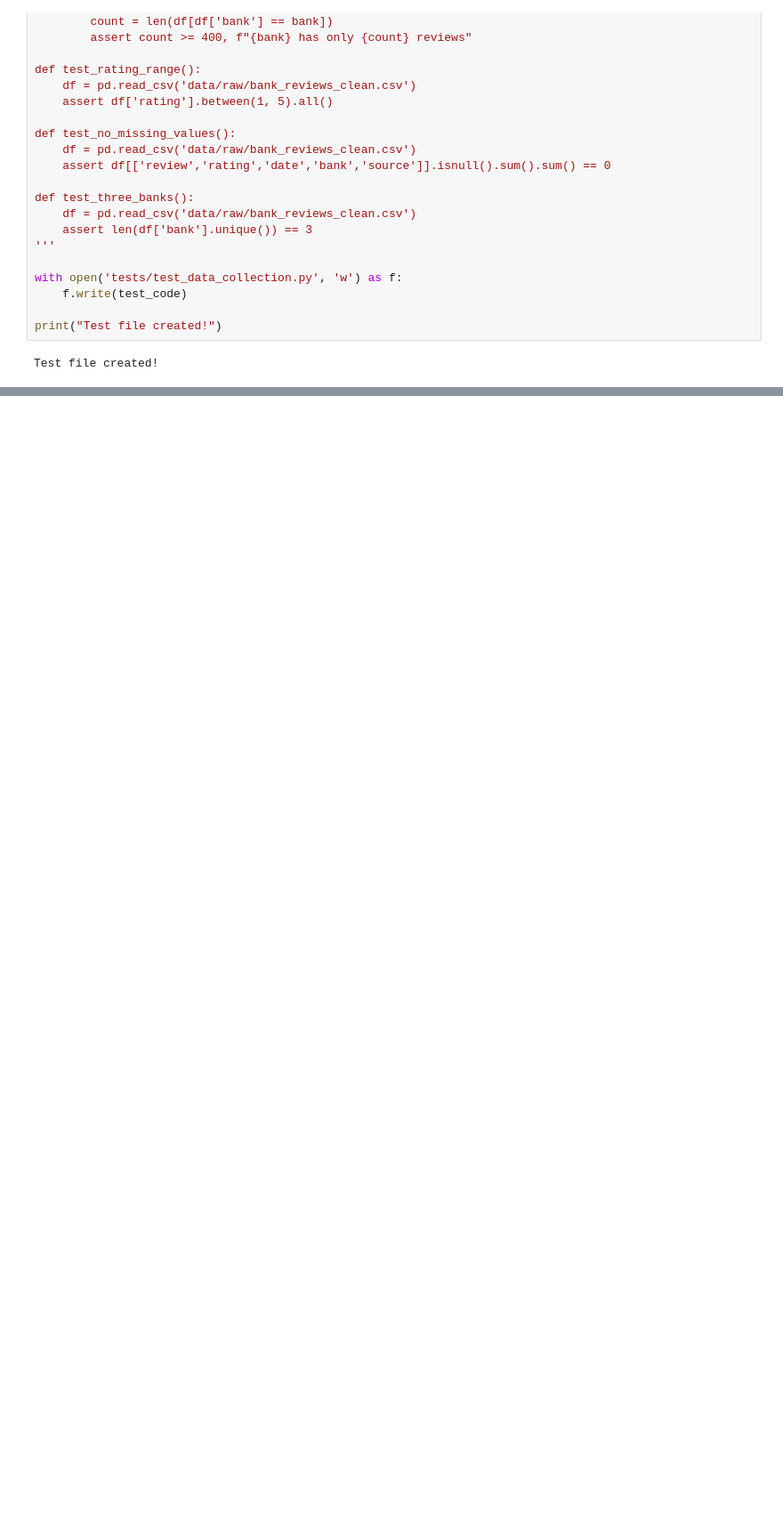
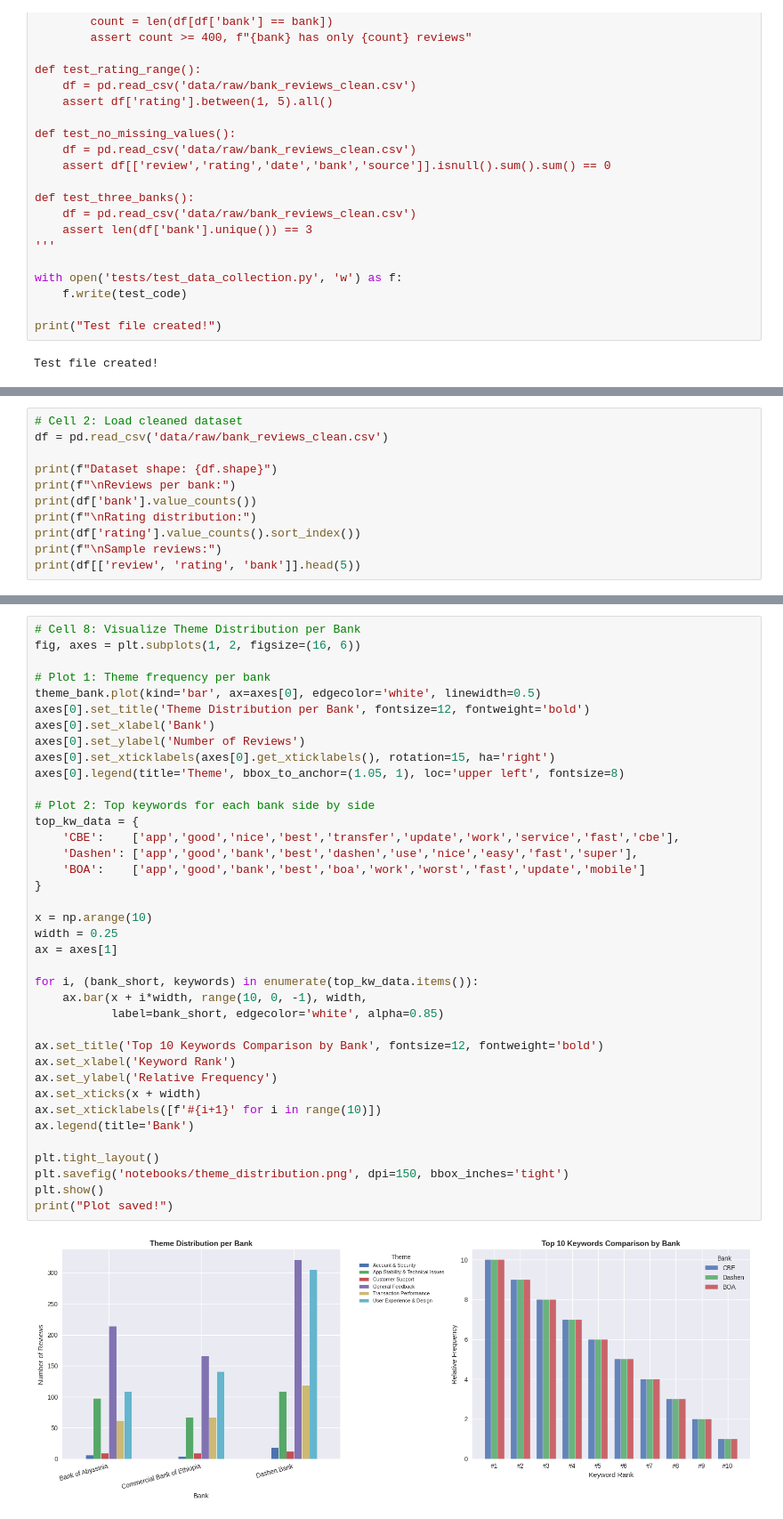
Before and after one commit to RigbeWeleslasie/fintech-review-analytics, a Jupyter notebook: notebooks/data_collection.ipynb, the cells around one changed output, grey strips where cells are left out. Shown at 89% size. Drawn from its saved outputs; the diff is of its cells as text; blank space fills up the shorter version.

```diff
--- a/notebooks/data_collection.ipynb
+++ b/notebooks/data_collection.ipynb
@@ -448,0 +469,11 @@ Test file created!
+# %%
+# Cell 2: Load cleaned dataset
+df = pd.read_csv('data/raw/bank_reviews_clean.csv')
+
+print(f"Dataset shape: {df.shape}")
+print(f"\nReviews per bank:")
+print(df['bank'].value_counts())
+print(f"\nRating distribution:")
+print(df['rating'].value_counts().sort_index())
+print(f"\nSample reviews:")
+print(df[['review', 'rating', 'bank']].head(5))
@@ -448,0 +729,40 @@ Test file created!
+# %%
+# Cell 8: Visualize Theme Distribution per Bank
+fig, axes = plt.subplots(1, 2, figsize=(16, 6))
+
+# Plot 1: Theme frequency per bank
+theme_bank.plot(kind='bar', ax=axes[0], edgecolor='white', linewidth=0.5)
+axes[0].set_title('Theme Distribution per Bank', fontsize=12, fontweight='bold')
+axes[0].set_xlabel('Bank')
+axes[0].set_ylabel('Number of Reviews')
+axes[0].set_xticklabels(axes[0].get_xticklabels(), rotation=15, ha='right')
+axes[0].legend(title='Theme', bbox_to_anchor=(1.05, 1), loc='upper left', fontsize=8)
+
+# Plot 2: Top keywords for each bank side by side
+top_kw_data = {
+    'CBE':    ['app','good','nice','best','transfer','update','work','service','fast','cbe'],
+    'Dashen': ['app','good','bank','best','dashen','use','nice','easy','fast','super'],
+    'BOA':    ['app','good','bank','best','boa','work','worst','fast','update','mobile']
+}
+
+x = np.arange(10)
+width = 0.25
+ax = axes[1]
+
+for i, (bank_short, keywords) in enumerate(top_kw_data.items()):
+    ax.bar(x + i*width, range(10, 0, -1), width,
+           label=bank_short, edgecolor='white', alpha=0.85)
+
+ax.set_title('Top 10 Keywords Comparison by Bank', fontsize=12, fontweight='bold')
+ax.set_xlabel('Keyword Rank')
+ax.set_ylabel('Relative Frequency')
+ax.set_xticks(x + width)
+ax.set_xticklabels([f'#{i+1}' for i in range(10)])
+ax.legend(title='Bank')
+
+plt.tight_layout()
+plt.savefig('notebooks/theme_distribution.png', dpi=150, bbox_inches='tight')
+plt.show()
+print("Plot saved!")
+# %% [output]
+[figure, added]
```
Also changed, not shown: parts of 8 cells of this notebook, 3 other files.
